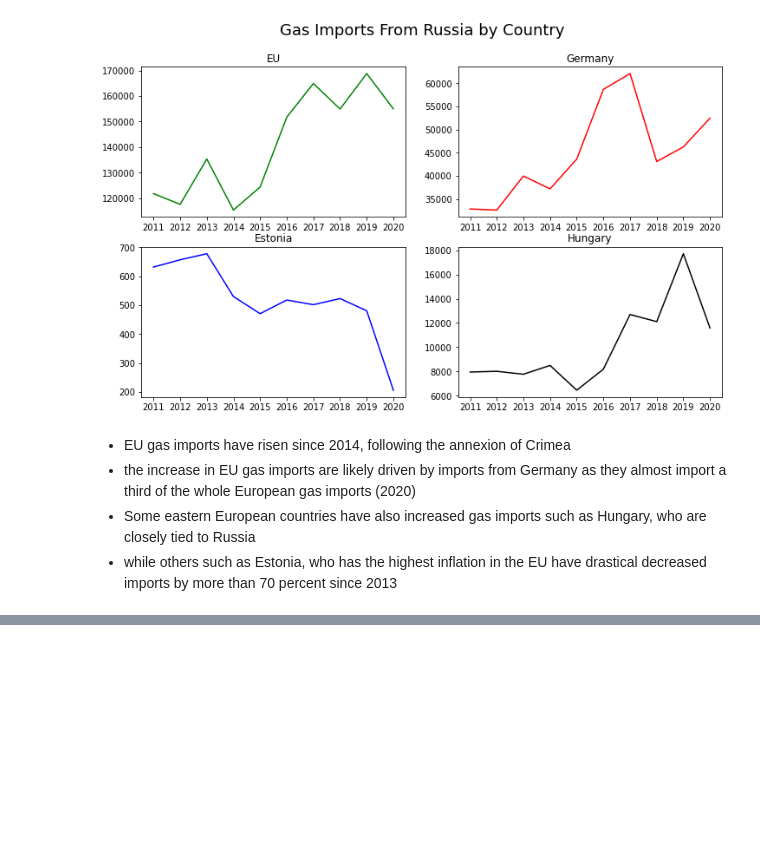
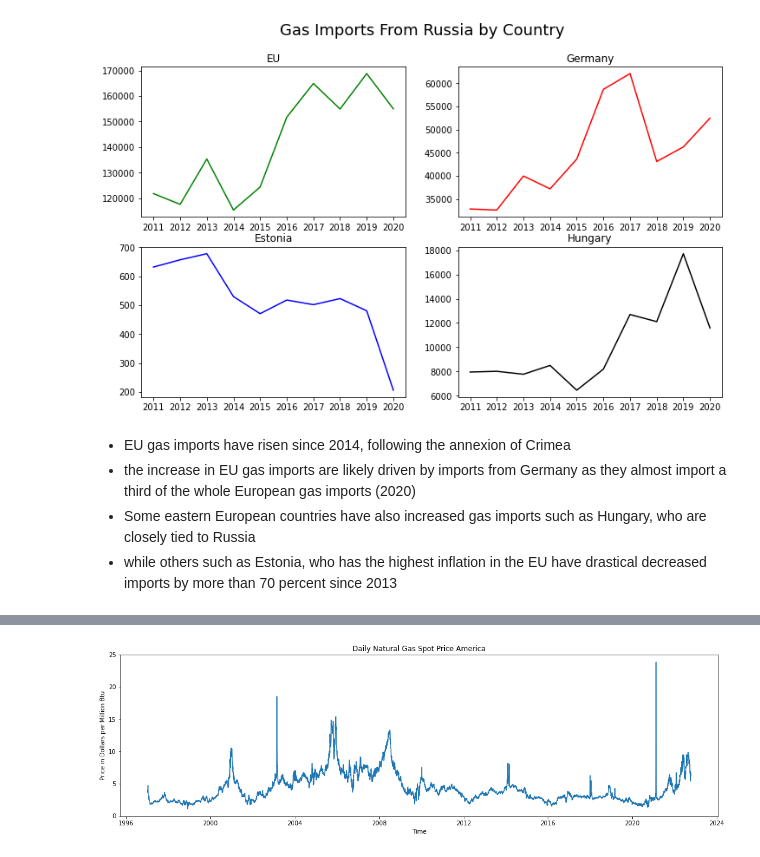
Before and after one commit to aedxn/Energy-Market-Analysis, a Jupyter notebook: energy_price_analysis.ipynb, the cells around one changed output, grey strips where cells are left out. Drawn from its saved outputs; the diff is of its cells as text; code cells hidden in the pictures; blank space fills up the shorter version.

```diff
--- a/energy_price_analysis.ipynb
+++ b/energy_price_analysis.ipynb
@@ -379,0 +354,4 @@ plt.show()
+# %%
+# loading daily gas spot price per million Btu
+spot_price = pd.read_excel(r'C:\Datasets\Prices\Energy Prices\gas_daily_spot_price.xls', index_col='Date', sheet_name= 'Data 1')
+spot_price.head()
@@ -379,0 +388,10 @@ plt.show()
+# %%
+# plotting daily gas price over time
+plt.figure(figsize=(18,5))
+plt.plot(spot_price['Henry Hub Natural Gas Spot Price (Dollars per Million Btu)'])
+plt.title('Daily Natural Gas Spot Price America')
+plt.xlabel('Time')
+plt.ylabel('Price in Dollars per Million Btu')
+plt.show()
+# %% [output]
+[figure, added]
```
Also changed, not shown: parts of 58 cells of this notebook.
